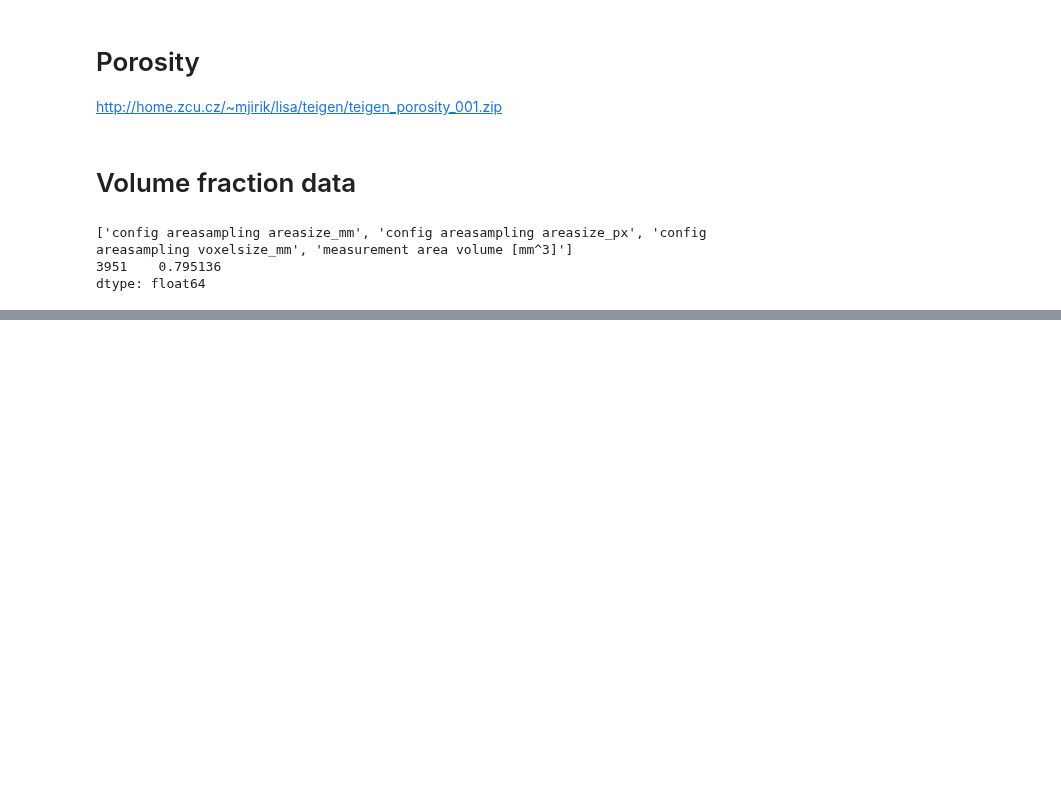
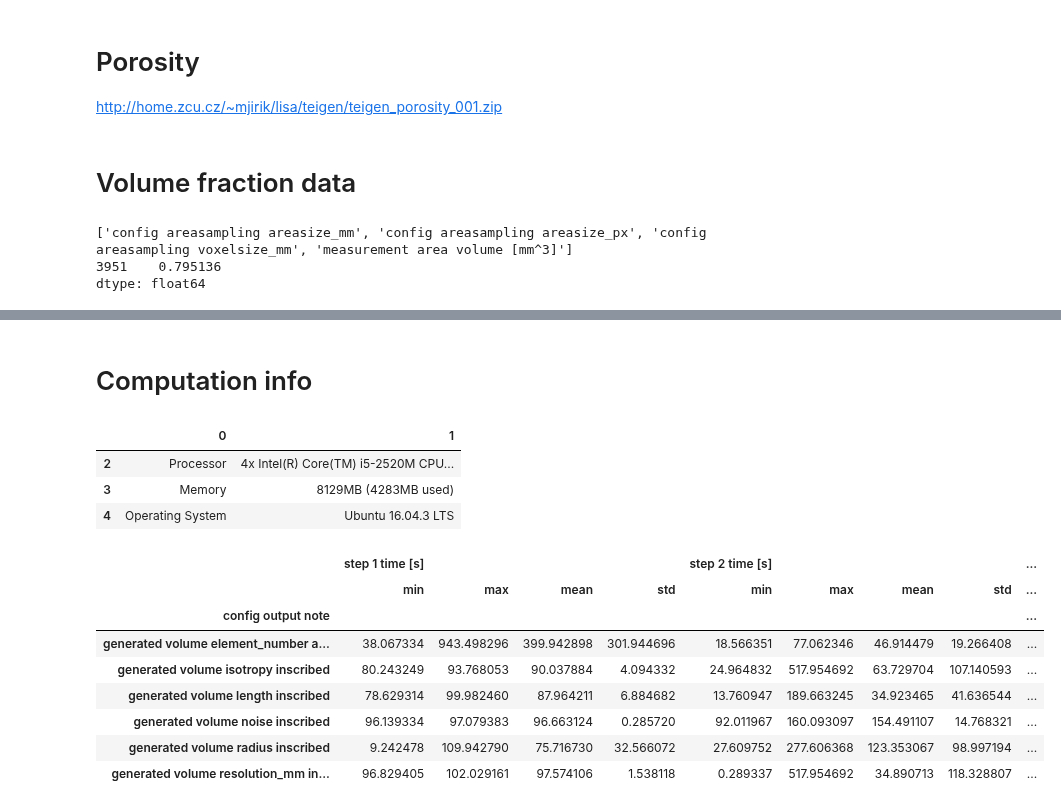
Before and after one commit to mjirik/teigen, a Jupyter notebook: examples/paperfigures.ipynb, the cells around one changed output, grey strips where cells are left out. Cells and saved outputs as stored; diff of their text form; code cells hidden in the pictures; blank space fills up the shorter version.

Commit message:
computation parameters

```diff
--- a/examples/paperfigures.ipynb
+++ b/examples/paperfigures.ipynb
@@ -308,3 +307,35 @@ ke stažení [zde](http://home.zcu.cz/~mjirik/lisa/teigen/teigen_volume_fraction
 Tenhle má cca 1000 objektů a výpočet zabere kolem 5ti hodin. Ještě se snažím vytvořit větší zaplnění. Až se dostanu přes 50% vygeneruju i obrázky.
 
 ![fig](http://github.com/mjirik/teigen/blob/master/graphics/teigen_volume_fraction_34.png?raw=true)
+# %% [markdown]
+# Computation info
+# %%
+id_of_requested_table = 0
+dfcinfo = pd.read_html("hardinfo_report.html")[id_of_requested_table]
+# df
+dfcinfo[(dfcinfo[0] == "Operating System") | (dfcinfo[0] == "Memory") | (dfcinfo[0] == "Processor")]
+# memory_str = df[df[0] == "Memory" ].iloc[0][1]
+# memory_str[0:memory_str.find(" (")]
+# %% [output]
+|  | 0 | 1 |
+| 2 | Processor | 4x Intel(R) Core(TM) i5-2520M CPU... |
+| 3 | Memory | 8129MB (4283MB used) |
+| 4 | Operating System | Ubuntu 16.04.3 LTS |
+# %%
+import imtools
+import imtools.dili as dili
+dfs = select_df(df, note_contains="generated")
+req_keys = list(dili.list_contains(dfs.keys(), "time [s]"))
+req_keys.append(note_key)
+dfsm = dfs[req_keys].groupby(by=note_key).agg(["min", "max", "mean", "std"])
+display(dfsm)
+# %% [output]
+|  | step 1 time [s] |  |  |  | step 2 time [s] |  |  |  | ... |
+|  | min | max | mean | std | min | max | mean | std | ... |
+| config output note |  |  |  |  |  |  |  |  | ... |
+| generated volume element_number a... | 38.067334 | 943.498296 | 399.942898 | 301.944696 | 18.566351 | 77.062346 | 46.914479 | 19.266408 | ... |
+| generated volume isotropy inscribed | 80.243249 | 93.768053 | 90.037884 | 4.094332 | 24.964832 | 517.954692 | 63.729704 | 107.140593 | ... |
+| generated volume length inscribed | 78.629314 | 99.982460 | 87.964211 | 6.884682 | 13.760947 | 189.663245 | 34.923465 | 41.636544 | ... |
+| generated volume noise inscribed | 96.139334 | 97.079383 | 96.663124 | 0.285720 | 92.011967 | 160.093097 | 154.491107 | 14.768321 | ... |
+| generated volume radius inscribed | 9.242478 | 109.942790 | 75.716730 | 32.566072 | 27.609752 | 277.606368 | 123.353067 | 98.997194 | ... |
+| generated volume resolution_mm in... | 96.829405 | 102.029161 | 97.574106 | 1.538118 | 0.289337 | 517.954692 | 34.890713 | 118.328807 | ... |
```
Also changed, not shown: parts of 6 cells of this notebook, 2 other files.
